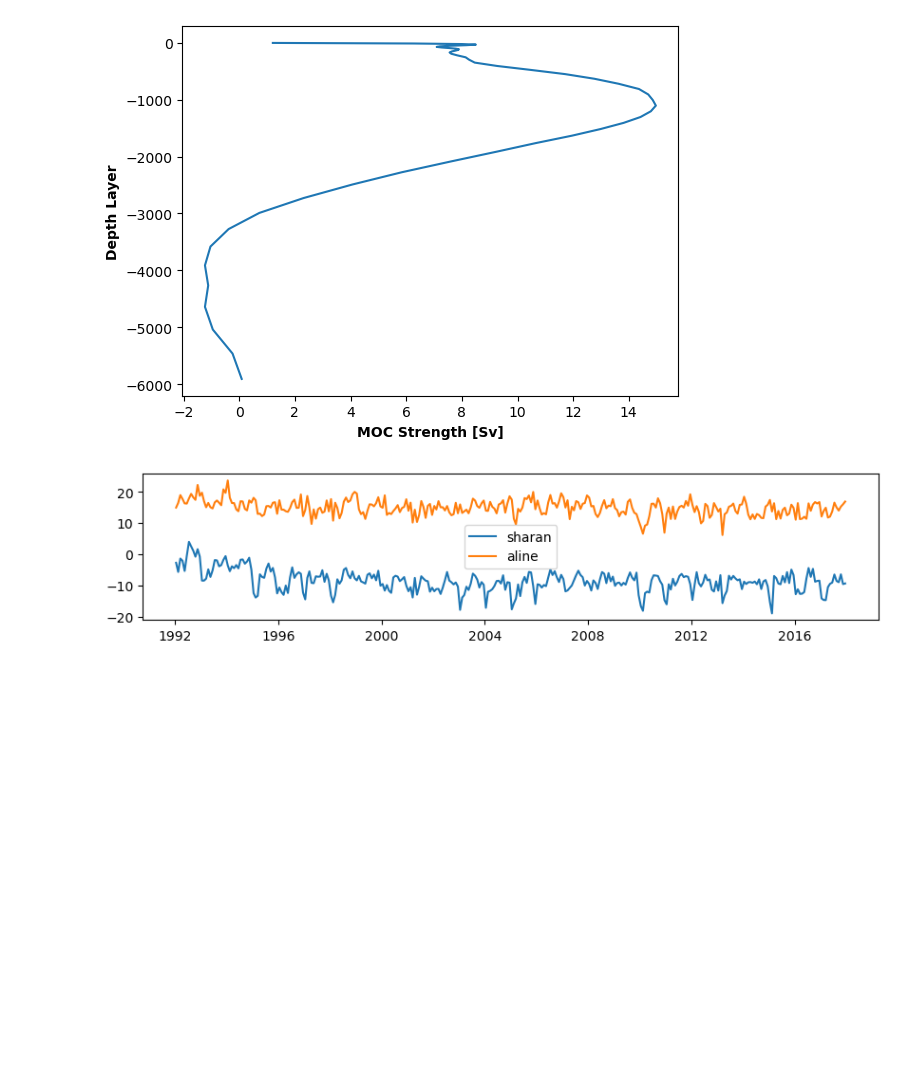
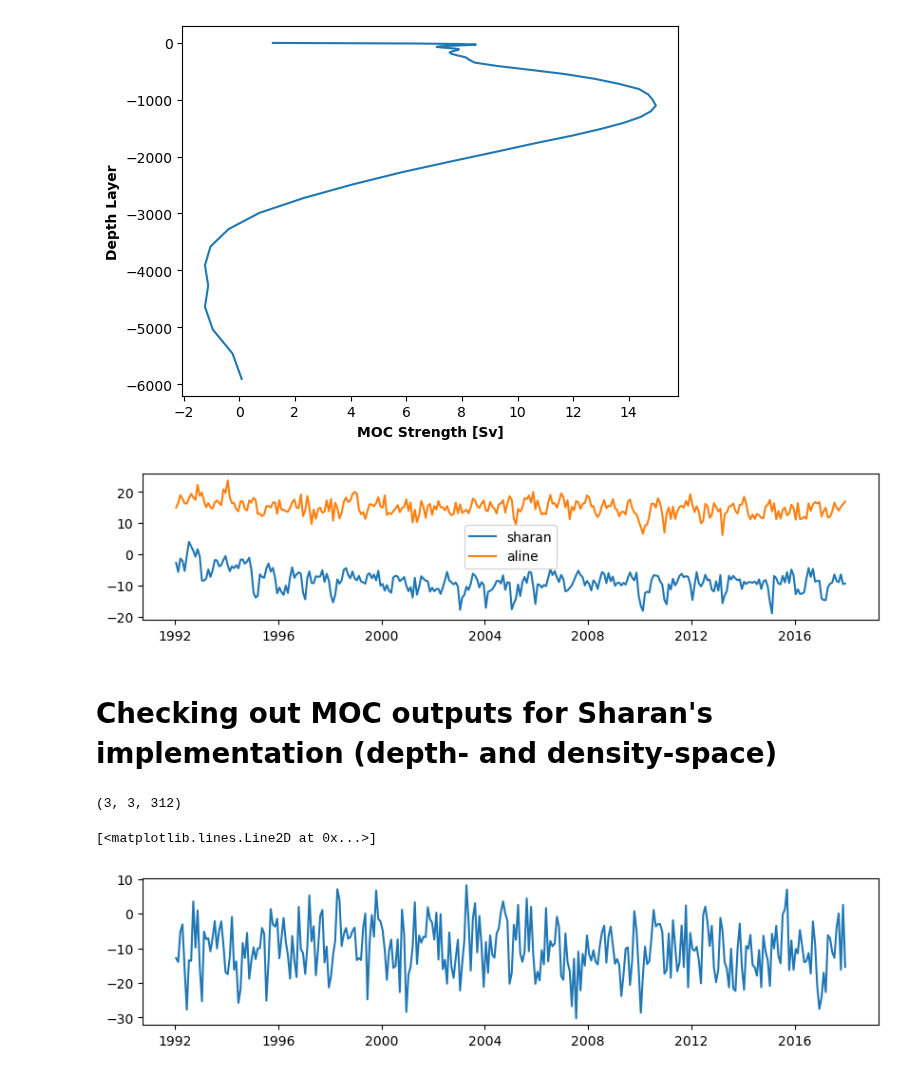
Before and after one commit to ai4er-cdt/OTP, a Jupyter notebook: notebooks/26N_rapid_vs_model.ipynb, the cells around one changed output. Saved outputs shown, nothing was run; the diff lists cells and outputs as text; code cells hidden in the pictures; blank space fills up the shorter version.

Commit message:
Checking density-space MOC

```diff
--- a/notebooks/26N_rapid_vs_model.ipynb
+++ b/notebooks/26N_rapid_vs_model.ipynb
@@ -244,3 +244,22 @@ plt.plot(ecco_strf_tot26.time, aline_moc, label = 'aline')
 plt.legend();
 # %% [output]
 [figure]
+# %% [markdown]
+# Checking out MOC outputs for Sharan's implementation (depth- and density-space)
+# %%
+ecco_moc_60s_fp = os.path.join(data_home, 'ecco_data_minimal', '60s_moc_density.pickle')
+
+with open(ecco_moc_60s_fp, 'rb') as f:
+    ecco_moc_60s = pickle.load(f)
+
+ecco_moc_60s = ecco_moc_60s
+ecco_moc_60s.shape
+# %% [output]
+(3, 3, 312)
+# %%
+plt.figure(figsize = (10, 2))
+
+plt.plot(time, ecco_moc_60s[1, 1, : ])
+# %% [output]
+[<matplotlib.lines.Line2D at 0x...>]
+[figure, added]
```
